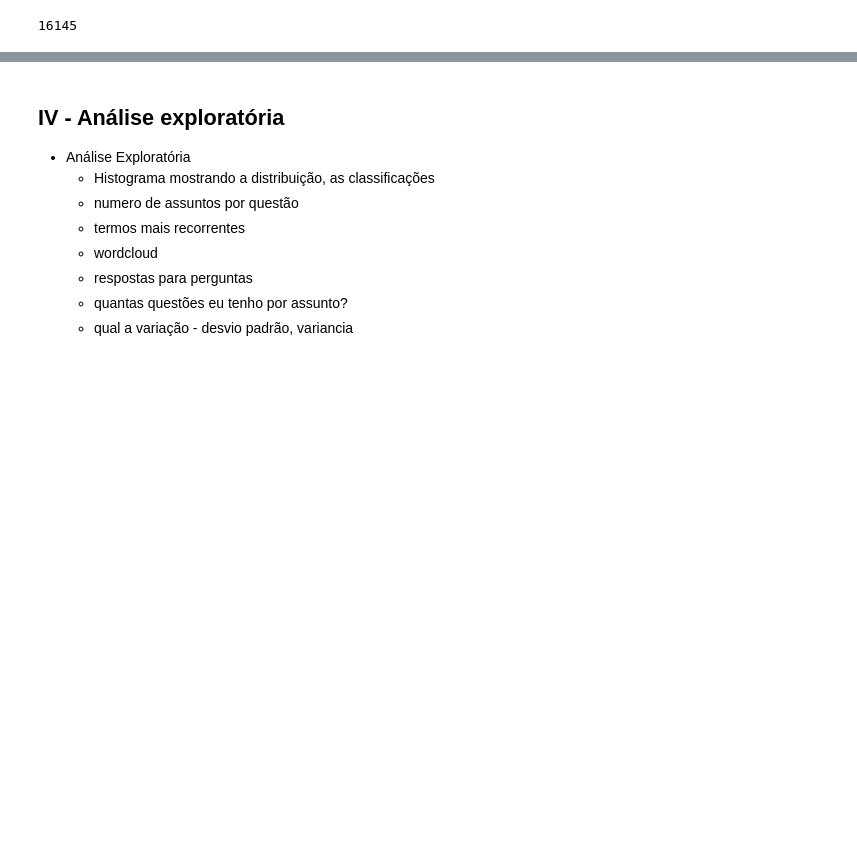
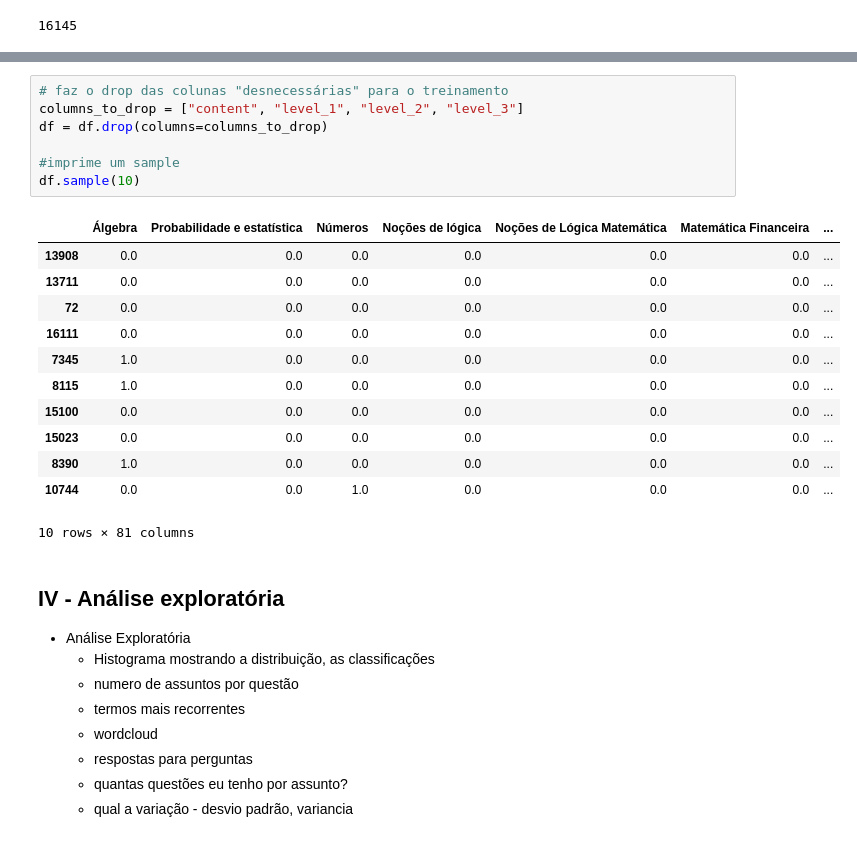
Before and after one commit to msfreit/exam_question_classification, a Jupyter notebook: exam_question_classification.ipynb, the cells around one changed output, grey strips where cells are left out. Saved outputs shown, nothing was run; the diff lists cells and outputs as text; blank space fills up the shorter version.

```diff
--- a/exam_question_classification.ipynb
+++ b/exam_question_classification.ipynb
@@ -275,3 +301,23 @@ dataset.sample(5)
+# %%
+# faz o drop das colunas "desnecessárias" para o treinamento
+columns_to_drop = ["content", "level_1", "level_2", "level_3"]
+df = df.drop(columns=columns_to_drop)
+
+#imprime um sample
+df.sample(10)
+# %% [output]
+|  | Álgebra | Probabilidade e estatística | Números | Noções de lógica | Noções de Lógica Matemática | Matemática Financeira | ... |
+| 13908 | 0.0 | 0.0 | 0.0 | 0.0 | 0.0 | 0.0 | ... |
+| 13711 | 0.0 | 0.0 | 0.0 | 0.0 | 0.0 | 0.0 | ... |
+| 72 | 0.0 | 0.0 | 0.0 | 0.0 | 0.0 | 0.0 | ... |
+| 16111 | 0.0 | 0.0 | 0.0 | 0.0 | 0.0 | 0.0 | ... |
+| 7345 | 1.0 | 0.0 | 0.0 | 0.0 | 0.0 | 0.0 | ... |
+| 8115 | 1.0 | 0.0 | 0.0 | 0.0 | 0.0 | 0.0 | ... |
+| 15100 | 0.0 | 0.0 | 0.0 | 0.0 | 0.0 | 0.0 | ... |
+| 15023 | 0.0 | 0.0 | 0.0 | 0.0 | 0.0 | 0.0 | ... |
+| 8390 | 1.0 | 0.0 | 0.0 | 0.0 | 0.0 | 0.0 | ... |
+| 10744 | 0.0 | 0.0 | 1.0 | 0.0 | 0.0 | 0.0 | ... |
+10 rows × 81 columns
 # %% [markdown]
 ## IV - Análise exploratória
 
```
Also changed, not shown: parts of 23 cells of this notebook, 5 other files.
